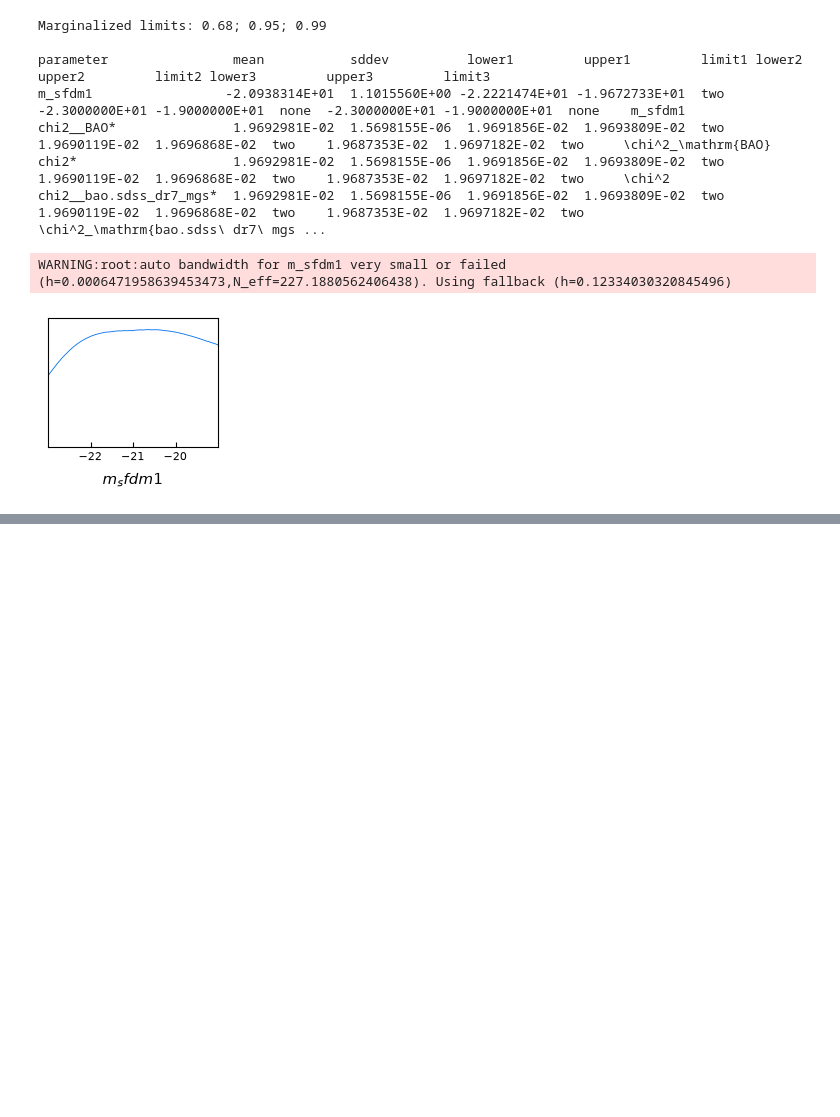
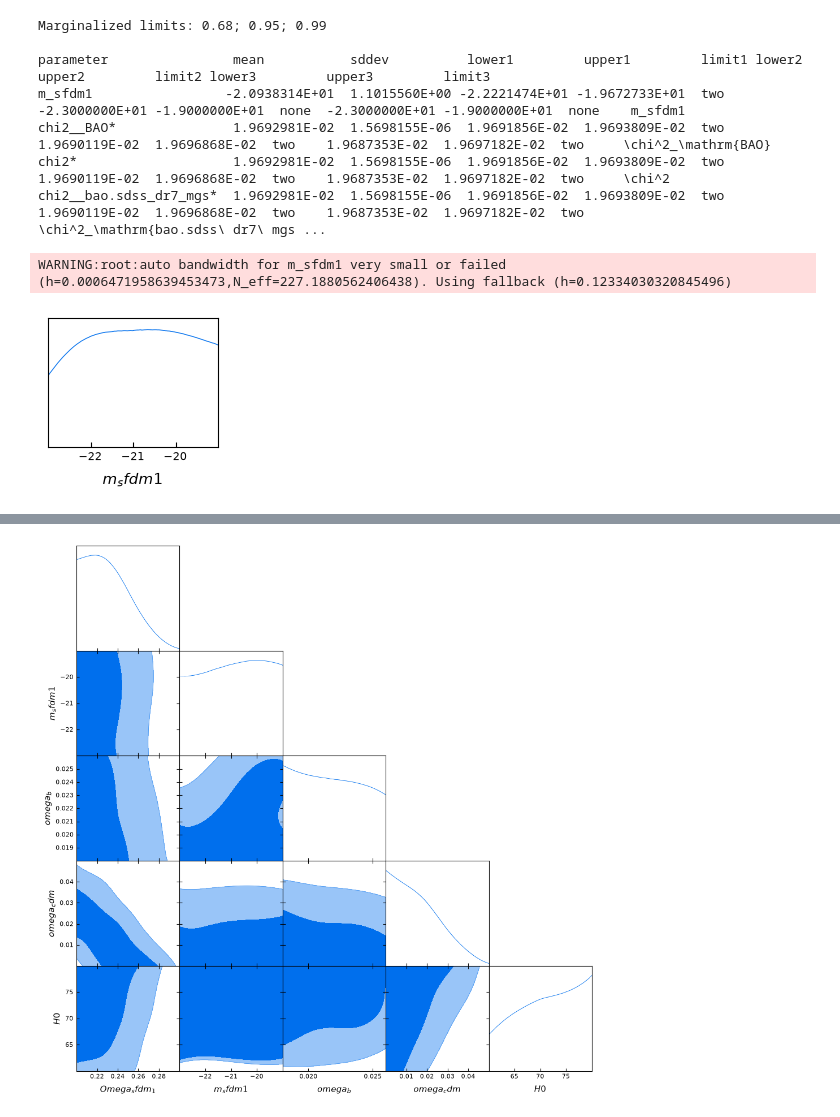
Before and after one commit to CosmoStats/ejercicios-jcim28, a Jupyter notebook: cobaya_tests/Cobaya_tests.ipynb, the cells around one changed output, grey strips where cells are left out. Saved outputs shown, nothing was run; the diff lists cells and outputs as text; code cells hidden in the pictures; blank space fills up the shorter version.

```diff
--- a/cobaya_tests/Cobaya_tests.ipynb
+++ b/cobaya_tests/Cobaya_tests.ipynb
@@ -125,0 +185,3 @@ WARNING:root:auto bandwidth for m_sfdm1 very small or failed (h=0.00064719586394
+# %%
+samples = loadMCSamples("./test_multi_sn")
+print(samples.getMargeStats())
@@ -125,0 +203,8 @@ WARNING:root:auto bandwidth for m_sfdm1 very small or failed (h=0.00064719586394
+# %%
+g.triangle_plot(
+    [samples],
+    ['Omega_sfdm_1', 'm_sfdm1','omega_b', 'omega_cdm', 'H0'],
+    filled=True
+)
+# %% [output]
+[figure, added]
```
Also changed, not shown: parts of 5 cells of this notebook, 20 other files.
